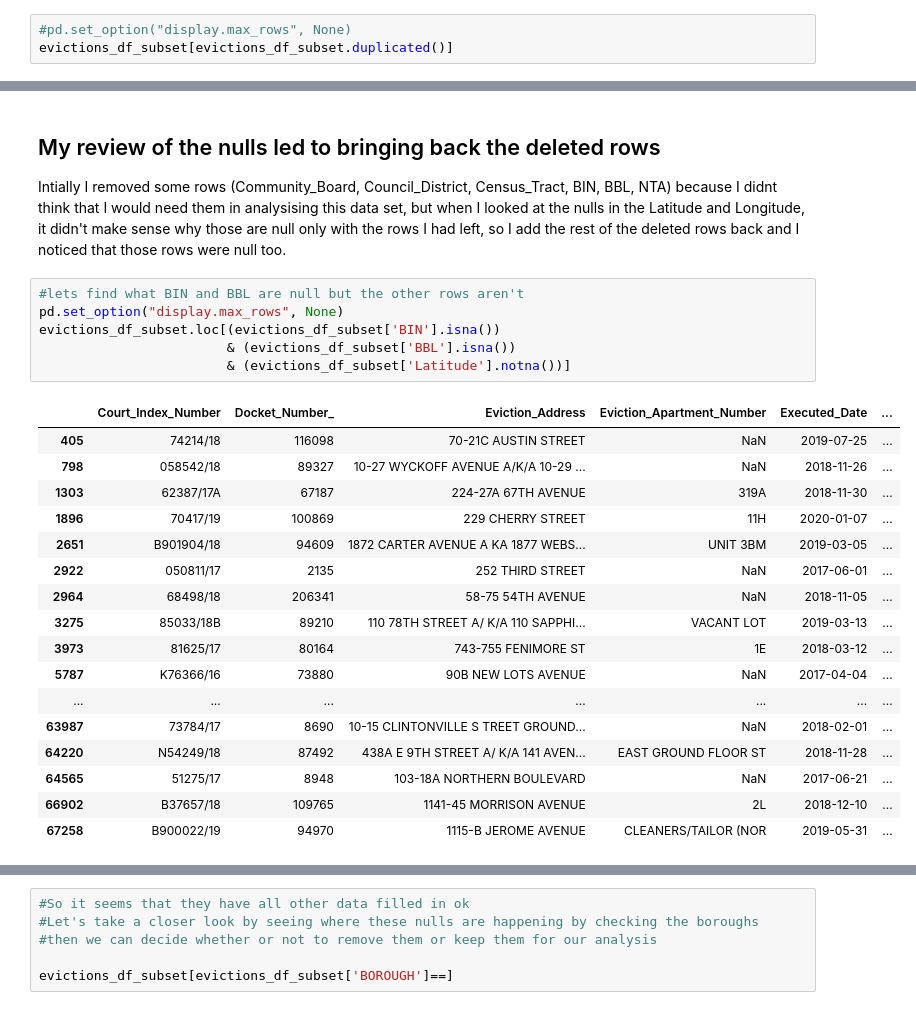
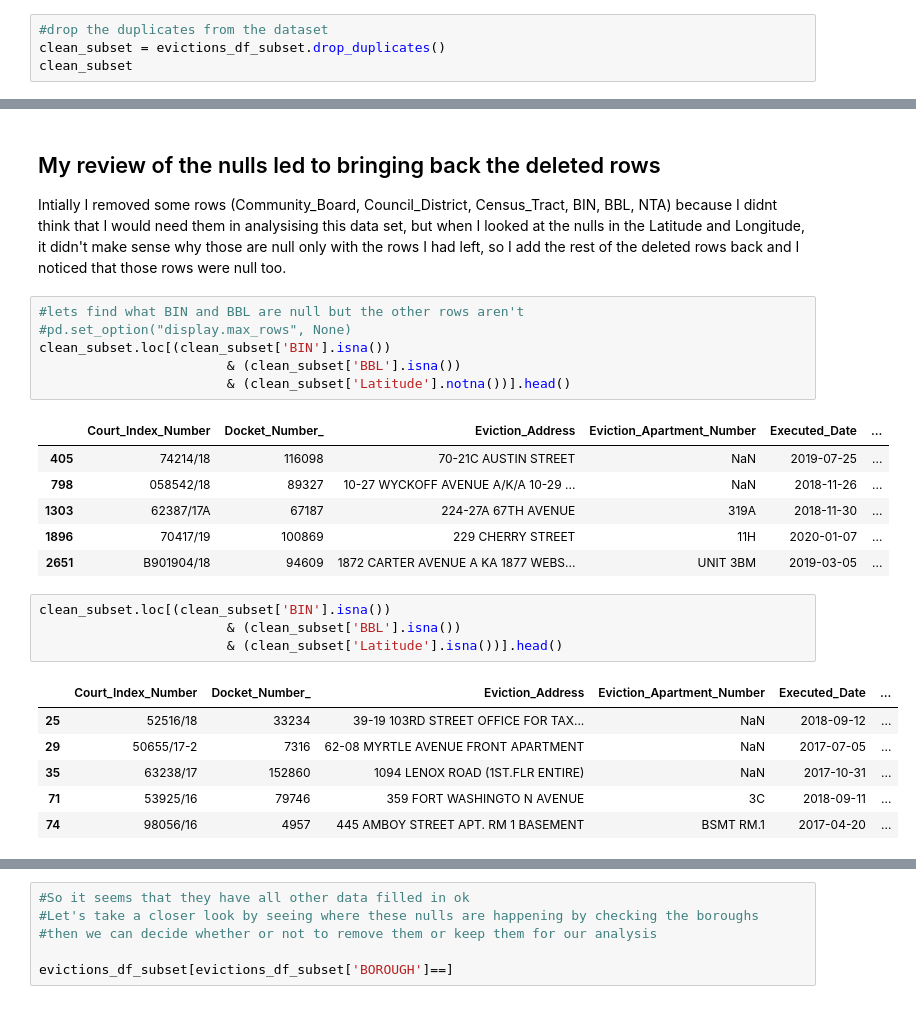
Before and after one commit to mmsouza114/Project01-Evictions, a Jupyter notebook: Exploring-dataset-cleaning .ipynb, the cells around one changed output, grey strips where cells are left out. Saved outputs shown, nothing was run; the diff lists cells and outputs as text.

```diff
--- a/Exploring-dataset-cleaning .ipynb
+++ b/Exploring-dataset-cleaning .ipynb
@@ -177,5 +177,6 @@ pd.DataFrame(evictions_df_subset.duplicated().value_counts())
 # %%
-#pd.set_option("display.max_rows", None)
-evictions_df_subset[evictions_df_subset.duplicated()]
+#drop the duplicates from the dataset
+clean_subset = evictions_df_subset.drop_duplicates()
+clean_subset
 # %% [output]
 |  | Court_Index_Number | Docket_Number_ | Eviction_Address | Eviction_Apartment_Number | Executed_Date | ... |
@@ -203,25 +210,25 @@ evictions_df_subset.loc[(evictions_df_subset['Docket_Number_']== 359312)]
 Intially I removed some rows (Community_Board, Council_District, Census_Tract, BIN, BBL, NTA) because I didnt think that I would need them in analysising this data set, but when I looked at the nulls in the Latitude and 	Longitude, it didn't make sense why those are null only with the rows I had left, so I add the rest of the deleted rows back and I noticed that those rows were null too.
 # %%
 #lets find what BIN and BBL are null but the other rows aren't
-pd.set_option("display.max_rows", None)
-evictions_df_subset.loc[(evictions_df_subset['BIN'].isna())
-                        & (evictions_df_subset['BBL'].isna())
-                        & (evictions_df_subset['Latitude'].notna())]
+#pd.set_option("display.max_rows", None)
+clean_subset.loc[(clean_subset['BIN'].isna())
+                        & (clean_subset['BBL'].isna())
+                        & (clean_subset['Latitude'].notna())].head()
 # %% [output]
 |  | Court_Index_Number | Docket_Number_ | Eviction_Address | Eviction_Apartment_Number | Executed_Date | ... |
 | 405 | 74214/18 | 116098 | 70-21C AUSTIN STREET | NaN | 2019-07-25 | ... |
 | 798 | 058542/18 | 89327 | 10-27 WYCKOFF AVENUE A/K/A 10-29 ... | NaN | 2018-11-26 | ... |
 | 1303 | 62387/17A | 67187 | 224-27A 67TH AVENUE | 319A | 2018-11-30 | ... |
 | 1896 | 70417/19 | 100869 | 229 CHERRY STREET | 11H | 2020-01-07 | ... |
 | 2651 | B901904/18 | 94609 | 1872 CARTER AVENUE A KA 1877 WEBS... | UNIT 3BM | 2019-03-05 | ... |
-| 2922 | 050811/17 | 2135 | 252 THIRD STREET | NaN | 2017-06-01 | ... |
-| 2964 | 68498/18 | 206341 | 58-75 54TH AVENUE | NaN | 2018-11-05 | ... |
-| 3275 | 85033/18B | 89210 | 110 78TH STREET A/ K/A 110 SAPPHI... | VACANT LOT | 2019-03-13 | ... |
-| 3973 | 81625/17 | 80164 | 743-755 FENIMORE ST | 1E | 2018-03-12 | ... |
-| 5787 | K76366/16 | 73880 | 90B NEW LOTS AVENUE | NaN | 2017-04-04 | ... |
-| ... | ... | ... | ... | ... | ... | ... |
-| 63987 | 73784/17 | 8690 | 10-15 CLINTONVILLE S TREET GROUND... | NaN | 2018-02-01 | ... |
-| 64220 | N54249/18 | 87492 | 438A E 9TH STREET A/ K/A 141 AVEN... | EAST GROUND FLOOR ST | 2018-11-28 | ... |
-| 64565 | 51275/17 | 8948 | 103-18A NORTHERN BOULEVARD | NaN | 2017-06-21 | ... |
-| 66902 | B37657/18 | 109765 | 1141-45 MORRISON AVENUE | 2L | 2018-12-10 | ... |
-| 67258 | B900022/19 | 94970 | 1115-B JEROME AVENUE | CLEANERS/TAILOR (NOR | 2019-05-31 | ... |
+# %%
+clean_subset.loc[(clean_subset['BIN'].isna())
+                        & (clean_subset['BBL'].isna())
+                        & (clean_subset['Latitude'].isna())].head()
+# %% [output]
+|  | Court_Index_Number | Docket_Number_ | Eviction_Address | Eviction_Apartment_Number | Executed_Date | ... |
+| 25 | 52516/18 | 33234 | 39-19 103RD STREET OFFICE FOR TAX... | NaN | 2018-09-12 | ... |
+| 29 | 50655/17-2 | 7316 | 62-08 MYRTLE AVENUE FRONT APARTMENT | NaN | 2017-07-05 | ... |
+| 35 | 63238/17 | 152860 | 1094 LENOX ROAD (1ST.FLR ENTIRE) | NaN | 2017-10-31 | ... |
+| 71 | 53925/16 | 79746 | 359 FORT WASHINGTO N AVENUE | 3C | 2018-09-11 | ... |
+| 74 | 98056/16 | 4957 | 445 AMBOY STREET APT. RM 1 BASEMENT | BSMT RM.1 | 2017-04-20 | ... |
```
Also changed, not shown: parts of 13 cells of this notebook.
